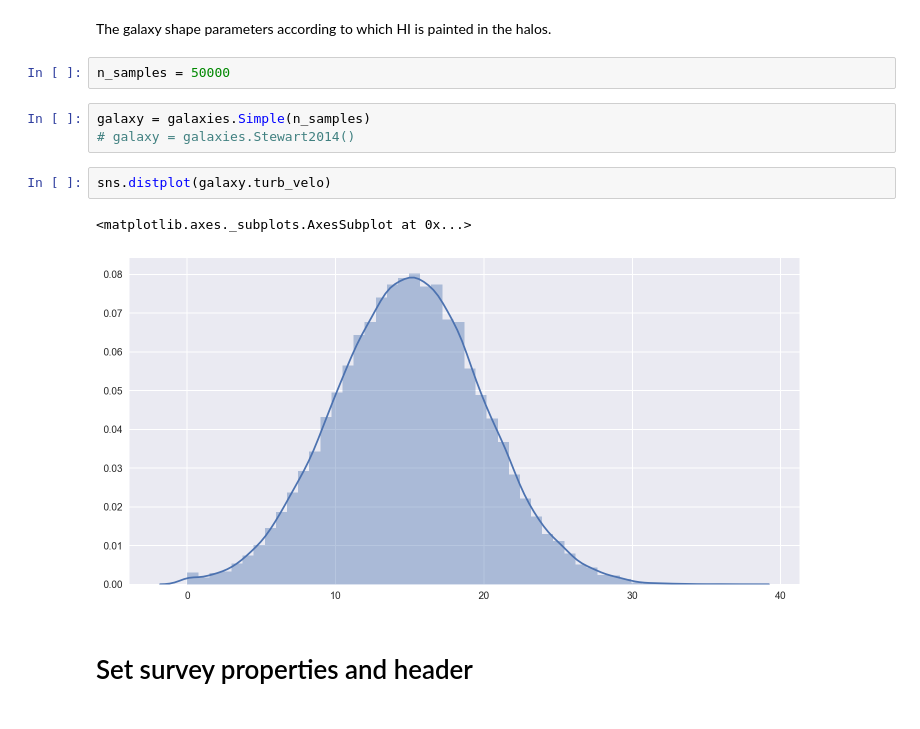
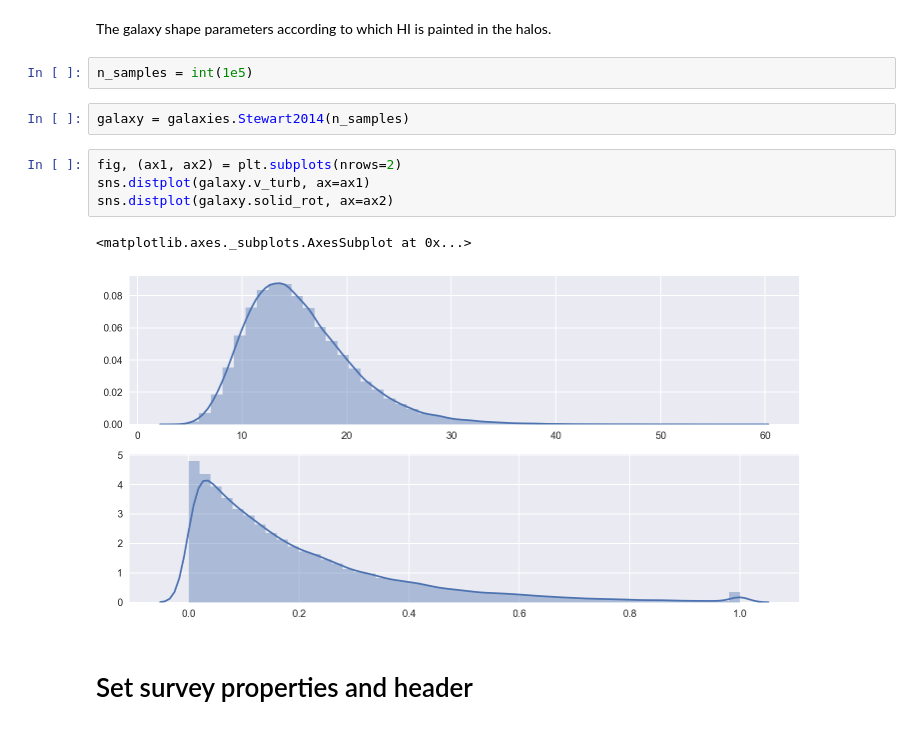
Before and after one commit to DanielLenz/hi_im_simulations, a Jupyter notebook: notebooks/explore_package.ipynb, the cells around one changed output. Drawn from its saved outputs; the diff is of its cells as text.

```diff
--- a/notebooks/explore_package.ipynb
+++ b/notebooks/explore_package.ipynb
@@ -74,16 +75,17 @@ sns.distplot(np.log10(lightcone['flux']), kde=False, ax=ax2);
 # Set galaxy parameters
 # %% [markdown]
 The galaxy shape parameters according to which HI is painted in the halos.
-# %%
-n_samples = 50000
+# %%
+n_samples = int(1e5)
 # %%
-galaxy = galaxies.Simple(n_samples)
-# galaxy = galaxies.Stewart2014()
+galaxy = galaxies.Stewart2014(n_samples)
-# %%
-sns.distplot(galaxy.turb_velo)
-# %% [output]
-<matplotlib.axes._subplots.AxesSubplot at 0x...>
-[figure, removed]
+# %%
+fig, (ax1, ax2) = plt.subplots(nrows=2)
+sns.distplot(galaxy.v_turb, ax=ax1)
+sns.distplot(galaxy.solid_rot, ax=ax2)
+# %% [output]
+<matplotlib.axes._subplots.AxesSubplot at 0x...>
+[figure, added]
 # %% [markdown]
 # Set survey properties and header
 # %%
```
Also changed, not shown: parts of 4 cells of this notebook, 1 other file.
